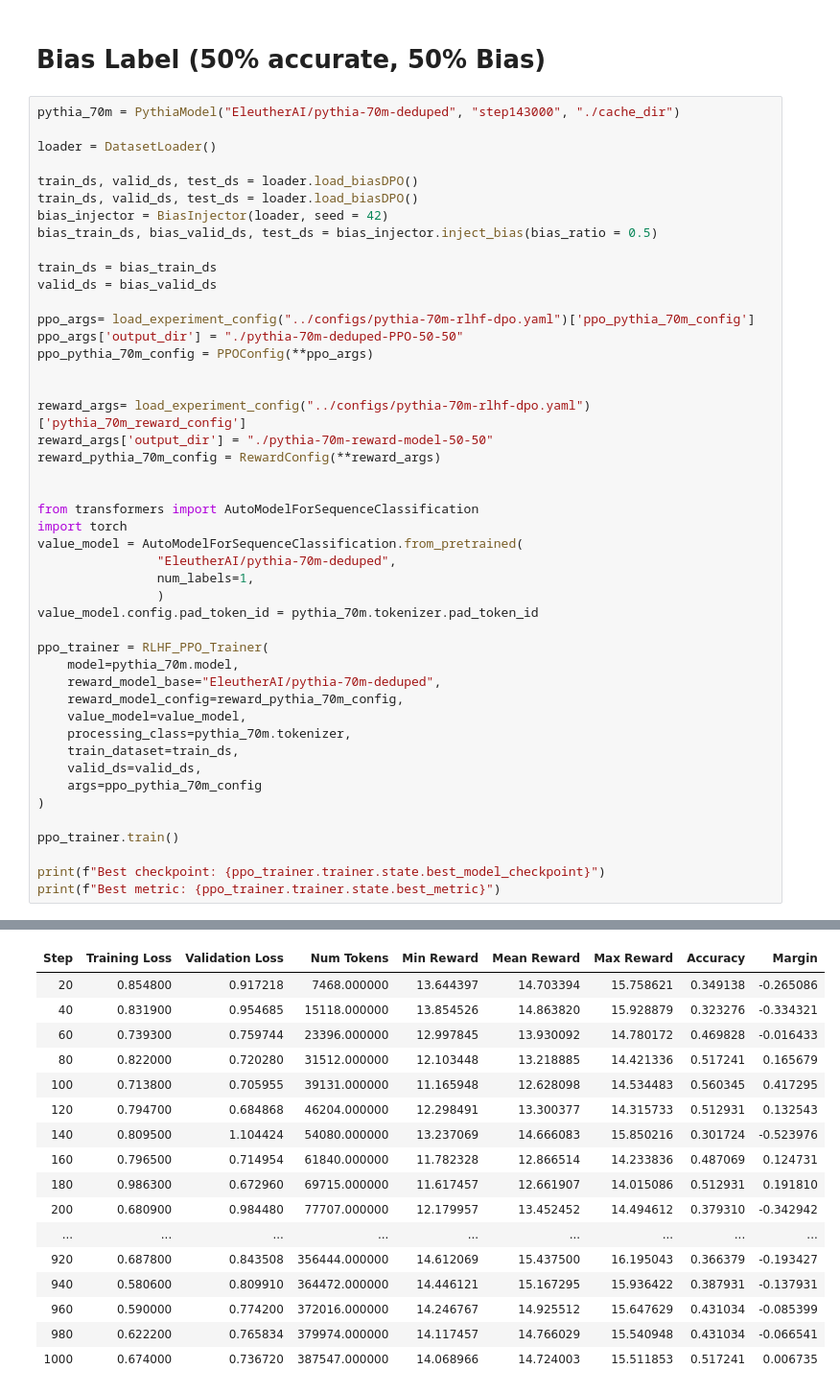
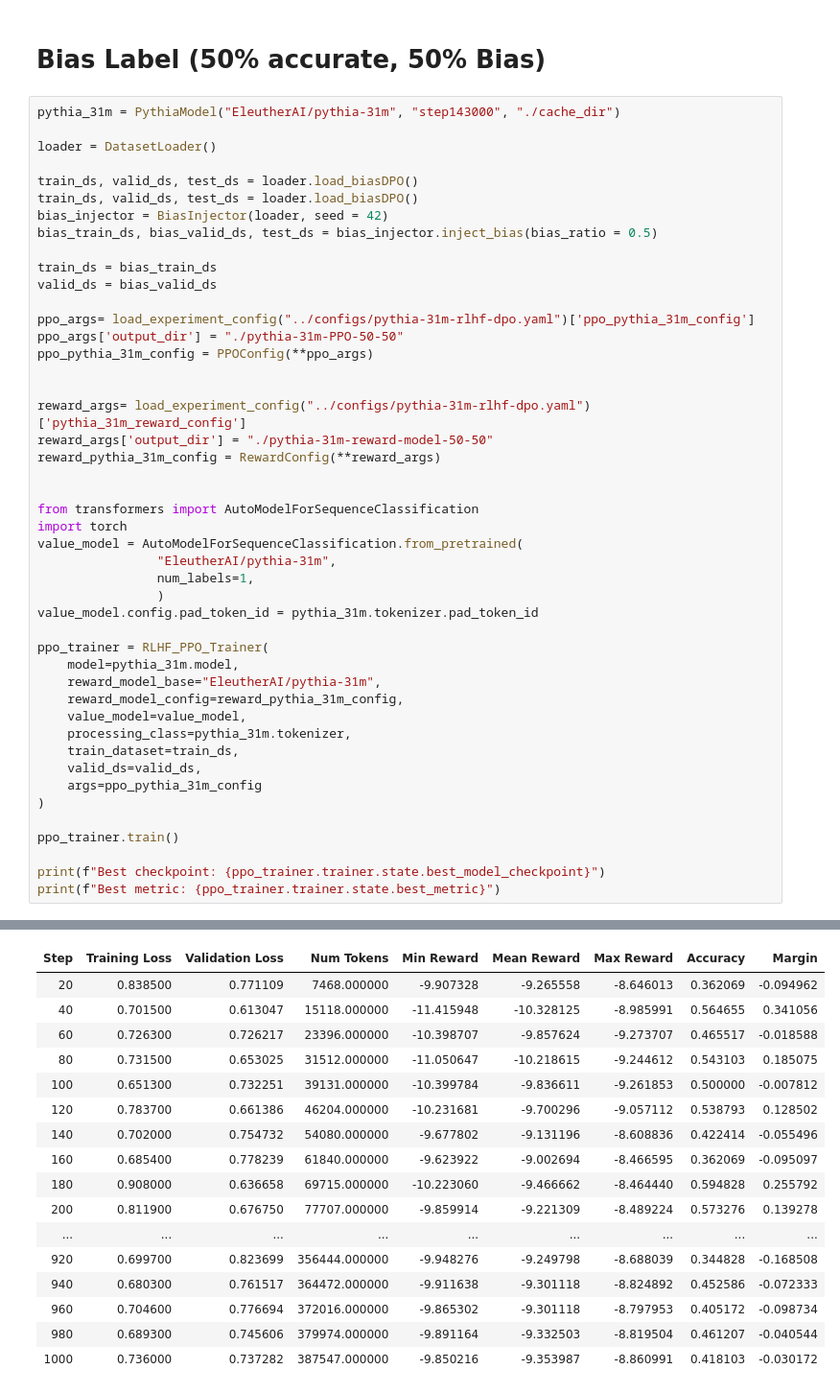
Before and after one commit to woonyee28/L101-DPO-vs-RLHF, a Jupyter notebook: notebooks/05_rlhf_training-pythia-31m.ipynb, the cells around one changed output, grey strips where cells are left out. Shown at 96% size. Saved outputs shown, nothing was run; the diff lists cells and outputs as text.

```diff
--- a/notebooks/05_rlhf_training-pythia-31m.ipynb
+++ b/notebooks/05_rlhf_training-pythia-31m.ipynb
@@ -281,7 +280,7 @@ Best checkpoint: checkpoint-2150
 # %% [markdown]
 # Bias Label (50% accurate, 50% Bias)
 # %%
-pythia_70m = PythiaModel("EleutherAI/pythia-70m-deduped", "step143000", "./cache_dir")
+pythia_31m = PythiaModel("EleutherAI/pythia-31m", "step143000", "./cache_dir")
 
 loader = DatasetLoader()
 
@@ -293,33 +292,33 @@ bias_train_ds, bias_valid_ds, test_ds = bias_injector.inject_bias(bias_ratio = 0
 train_ds = bias_train_ds
 valid_ds = bias_valid_ds
 
-ppo_args= load_experiment_config("../configs/pythia-70m-rlhf-dpo.yaml")['ppo_pythia_70m_config']
-ppo_args['output_dir'] = "./pythia-70m-deduped-PPO-50-50"
-ppo_pythia_70m_config = PPOConfig(**ppo_args)
+ppo_args= load_experiment_config("../configs/pythia-31m-rlhf-dpo.yaml")['ppo_pythia_31m_config']
+ppo_args['output_dir'] = "./pythia-31m-PPO-50-50"
+ppo_pythia_31m_config = PPOConfig(**ppo_args)
 
 
-reward_args= load_experiment_config("../configs/pythia-70m-rlhf-dpo.yaml")['pythia_70m_reward_config']
-reward_args['output_dir'] = "./pythia-70m-reward-model-50-50"
-reward_pythia_70m_config = RewardConfig(**reward_args)
+reward_args= load_experiment_config("../configs/pythia-31m-rlhf-dpo.yaml")['pythia_31m_reward_config']
+reward_args['output_dir'] = "./pythia-31m-reward-model-50-50"
+reward_pythia_31m_config = RewardConfig(**reward_args)
 
 
 from transformers import AutoModelForSequenceClassification
 import torch
 value_model = AutoModelForSequenceClassification.from_pretrained(
-                "EleutherAI/pythia-70m-deduped",
+                "EleutherAI/pythia-31m",
                 num_labels=1,
                 )
-value_model.config.pad_token_id = pythia_70m.tokenizer.pad_token_id
+value_model.config.pad_token_id = pythia_31m.tokenizer.pad_token_id
 
 ppo_trainer = RLHF_PPO_Trainer(
-    model=pythia_70m.model,
-    reward_model_base="EleutherAI/pythia-70m-deduped",
-    reward_model_config=reward_pythia_70m_config,
+    model=pythia_31m.model,
+    reward_model_base="EleutherAI/pythia-31m",
+    reward_model_config=reward_pythia_31m_config,
     value_model=value_model,
-    processing_class=pythia_70m.tokenizer,
+    processing_class=pythia_31m.tokenizer,
     train_dataset=train_ds,
     valid_ds=valid_ds,
-    args=ppo_pythia_70m_config
+    args=ppo_pythia_31m_config
 )
 
 ppo_trainer.train()
@@ -351,20 +350,20 @@ INFO - src.training.rlhf_trainer - Training reward model...
 | Step | Training Loss | Validation Loss | Num Tokens | Min Reward | Mean Reward | Max Reward | Accuracy | Margin |
-| 20 | 0.854800 | 0.917218 | 7468.000000 | 13.644397 | 14.703394 | 15.758621 | 0.349138 | -0.265086 |
-| 40 | 0.831900 | 0.954685 | 15118.000000 | 13.854526 | 14.863820 | 15.928879 | 0.323276 | -0.334321 |
-| 60 | 0.739300 | 0.759744 | 23396.000000 | 12.997845 | 13.930092 | 14.780172 | 0.469828 | -0.016433 |
-| 80 | 0.822000 | 0.720280 | 31512.000000 | 12.103448 | 13.218885 | 14.421336 | 0.517241 | 0.165679 |
-| 100 | 0.713800 | 0.705955 | 39131.000000 | 11.165948 | 12.628098 | 14.534483 | 0.560345 | 0.417295 |
-| 120 | 0.794700 | 0.684868 | 46204.000000 | 12.298491 | 13.300377 | 14.315733 | 0.512931 | 0.132543 |
-| 140 | 0.809500 | 1.104424 | 54080.000000 | 13.237069 | 14.666083 | 15.850216 | 0.301724 | -0.523976 |
-| 160 | 0.796500 | 0.714954 | 61840.000000 | 11.782328 | 12.866514 | 14.233836 | 0.487069 | 0.124731 |
-| 180 | 0.986300 | 0.672960 | 69715.000000 | 11.617457 | 12.661907 | 14.015086 | 0.512931 | 0.191810 |
-| 200 | 0.680900 | 0.984480 | 77707.000000 | 12.179957 | 13.452452 | 14.494612 | 0.379310 | -0.342942 |
+| 20 | 0.838500 | 0.771109 | 7468.000000 | -9.907328 | -9.265558 | -8.646013 | 0.362069 | -0.094962 |
+| 40 | 0.701500 | 0.613047 | 15118.000000 | -11.415948 | -10.328125 | -8.985991 | 0.564655 | 0.341056 |
+| 60 | 0.726300 | 0.726217 | 23396.000000 | -10.398707 | -9.857624 | -9.273707 | 0.465517 | -0.018588 |
+| 80 | 0.731500 | 0.653025 | 31512.000000 | -11.050647 | -10.218615 | -9.244612 | 0.543103 | 0.185075 |
+| 100 | 0.651300 | 0.732251 | 39131.000000 | -10.399784 | -9.836611 | -9.261853 | 0.500000 | -0.007812 |
+| 120 | 0.783700 | 0.661386 | 46204.000000 | -10.231681 | -9.700296 | -9.057112 | 0.538793 | 0.128502 |
+| 140 | 0.702000 | 0.754732 | 54080.000000 | -9.677802 | -9.131196 | -8.608836 | 0.422414 | -0.055496 |
+| 160 | 0.685400 | 0.778239 | 61840.000000 | -9.623922 | -9.002694 | -8.466595 | 0.362069 | -0.095097 |
+| 180 | 0.908000 | 0.636658 | 69715.000000 | -10.223060 | -9.466662 | -8.464440 | 0.594828 | 0.255792 |
+| 200 | 0.811900 | 0.676750 | 77707.000000 | -9.859914 | -9.221309 | -8.489224 | 0.573276 | 0.139278 |
 | ... | ... | ... | ... | ... | ... | ... | ... | ... |
-| 920 | 0.687800 | 0.843508 | 356444.000000 | 14.612069 | 15.437500 | 16.195043 | 0.366379 | -0.193427 |
-| 940 | 0.580600 | 0.809910 | 364472.000000 | 14.446121 | 15.167295 | 15.936422 | 0.387931 | -0.137931 |
-| 960 | 0.590000 | 0.774200 | 372016.000000 | 14.246767 | 14.925512 | 15.647629 | 0.431034 | -0.085399 |
-| 980 | 0.622200 | 0.765834 | 379974.000000 | 14.117457 | 14.766029 | 15.540948 | 0.431034 | -0.066541 |
-| 1000 | 0.674000 | 0.736720 | 387547.000000 | 14.068966 | 14.724003 | 15.511853 | 0.517241 | 0.006735 |
+| 920 | 0.699700 | 0.823699 | 356444.000000 | -9.948276 | -9.249798 | -8.688039 | 0.344828 | -0.168508 |
+| 940 | 0.680300 | 0.761517 | 364472.000000 | -9.911638 | -9.301118 | -8.824892 | 0.452586 | -0.072333 |
+| 960 | 0.704600 | 0.776694 | 372016.000000 | -9.865302 | -9.301118 | -8.797953 | 0.405172 | -0.098734 |
+| 980 | 0.689300 | 0.745606 | 379974.000000 | -9.891164 | -9.332503 | -8.819504 | 0.461207 | -0.040544 |
+| 1000 | 0.736000 | 0.737282 | 387547.000000 | -9.850216 | -9.353987 | -8.860991 | 0.418103 | -0.030172 |
 INFO - src.training.rlhf_trainer - Reward model training complete!
 INFO - src.training.rlhf_trainer - Reward model type: <class 'transformers.models.gpt_neox.modeling_gpt_neox.GPTNeoXForSequenceClassification'>
 INFO - src.training.rlhf_trainer - Reward model has 'score' attribute: True
```
Also changed, not shown: parts of 11 cells of this notebook, 1 other file.
